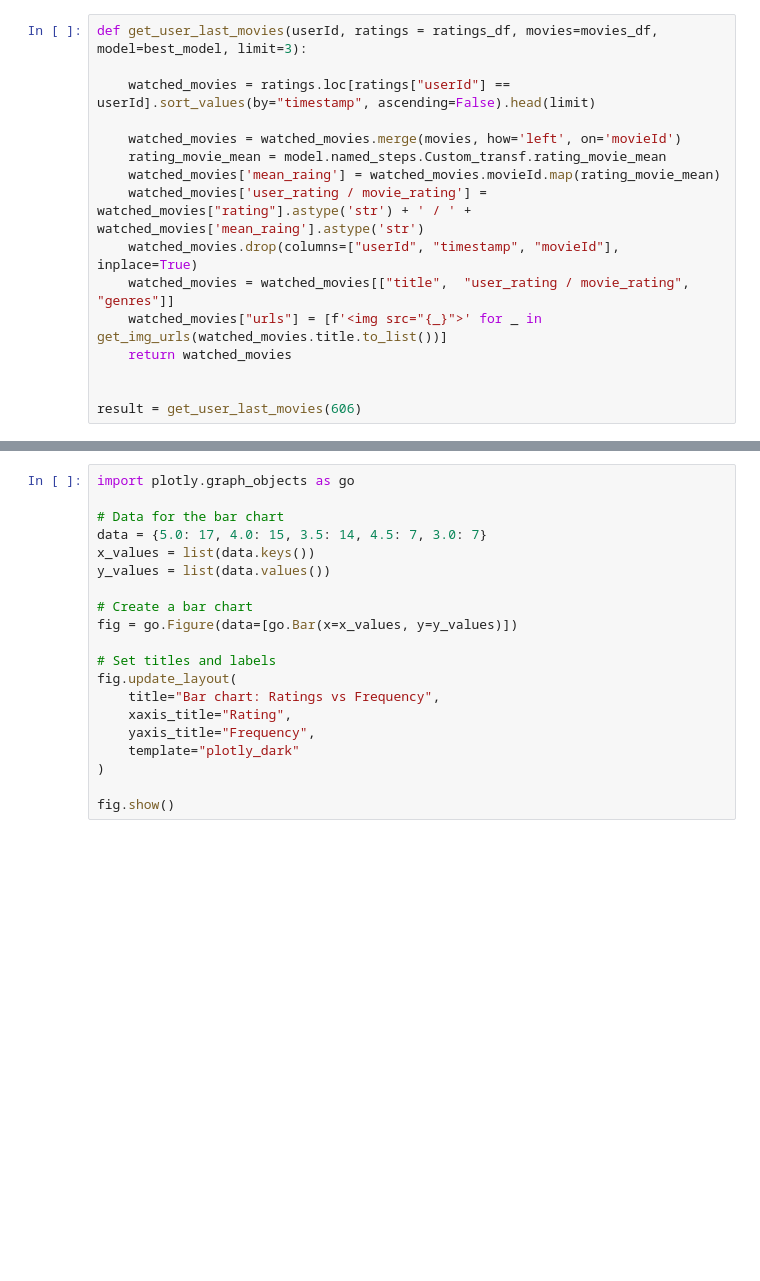
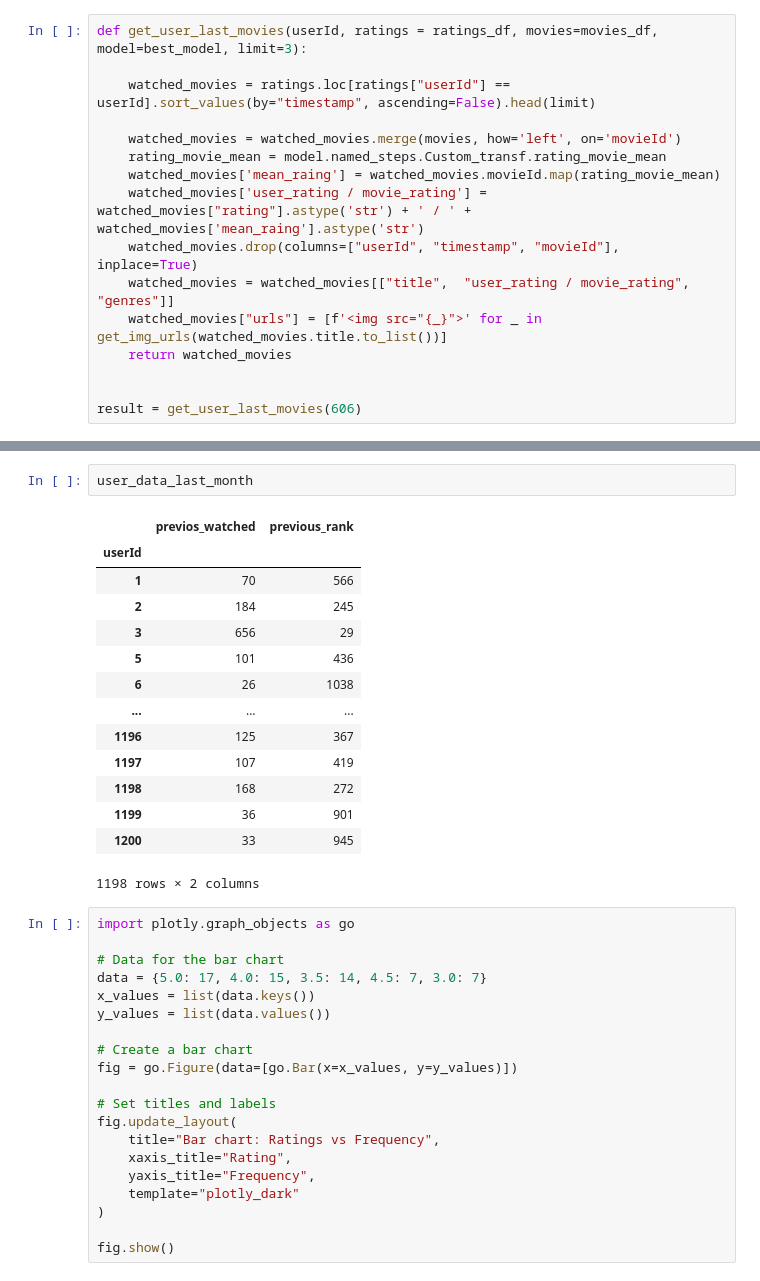
Before and after one commit to aleks-haksly/Simulative, a Jupyter notebook: ML/recomendation.ipynb, the cells around one changed output, grey strips where cells are left out. Saved outputs shown, nothing was run; the diff lists cells and outputs as text; blank space fills up the shorter version.

```diff
--- a/ML/recomendation.ipynb
+++ b/ML/recomendation.ipynb
@@ -751,3 +760,20 @@ ratings_df.groupby("userId").agg({"movieId": 'count', 'rating': ['mean', lambda
+# %%
+user_data_last_month
+# %% [output]
+|  | previos_watched | previous_rank |
+| userId |  |  |
+| 1 | 70 | 566 |
+| 2 | 184 | 245 |
+| 3 | 656 | 29 |
+| 5 | 101 | 436 |
+| 6 | 26 | 1038 |
+| ... | ... | ... |
+| 1196 | 125 | 367 |
+| 1197 | 107 | 419 |
+| 1198 | 168 | 272 |
+| 1199 | 36 | 901 |
+| 1200 | 33 | 945 |
+1198 rows × 2 columns
 # %%
 import plotly.graph_objects as go
 
```
Also changed, not shown: parts of 5 cells of this notebook.
